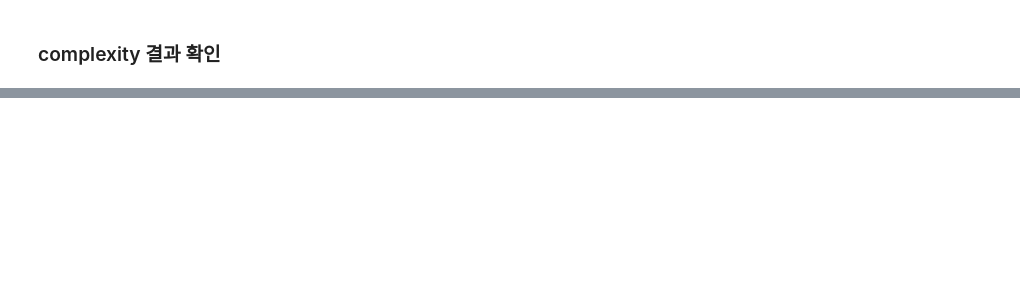
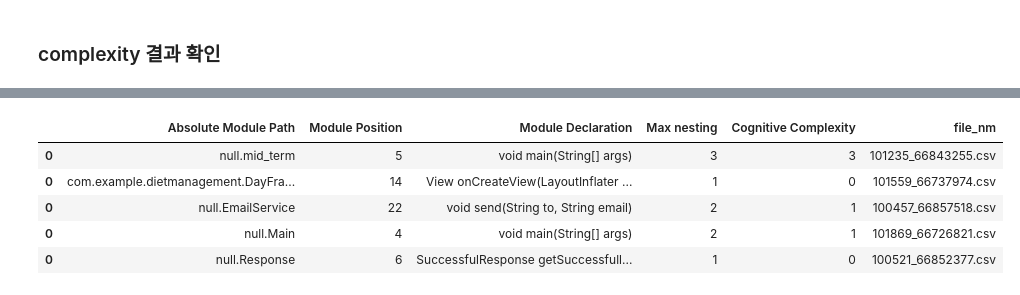
Before and after one commit to boysbeanxious/stackoverflow_src, a Jupyter notebook: complexity/forjava/2_cognitive_complexity_2023.ipynb, the cells around one changed output, grey strips where cells are left out. Cells and saved outputs as stored; diff of their text form; code cells hidden in the pictures; blank space fills up the shorter version.

```diff
--- a/complexity/forjava/2_cognitive_complexity_2023.ipynb
+++ b/complexity/forjava/2_cognitive_complexity_2023.ipynb
@@ -136,4 +197,13 @@ with open(f'../../data/calc_com_df_{input_year}.pkl', 'wb') as f:
     pickle.dump(calc_com_df, f)
+# %%
+calc_com_df.head()
+# %% [output]
+|  | Absolute Module Path | Module Position | Module Declaration | Max nesting | Cognitive Complexity | file_nm |
+| 0 | null.mid_term | 5 | void main(String[] args) | 3 | 3 | 101235_66843255.csv |
+| 0 | com.example.dietmanagement.DayFra... | 14 | View onCreateView(LayoutInflater ... | 1 | 0 | 101559_66737974.csv |
+| 0 | null.EmailService | 22 | void send(String to, String email) | 2 | 1 | 100457_66857518.csv |
+| 0 | null.Main | 4 | void main(String[] args) | 2 | 1 | 101869_66726821.csv |
+| 0 | null.Response | 6 | SuccessfulResponse getSuccessfull... | 1 | 0 | 100521_66852377.csv |
 # %%
 calc_com_df.reset_index(drop=True, inplace=True)
 # %%
```
Also changed, not shown: parts of 46 cells of this notebook, 6 other files.
